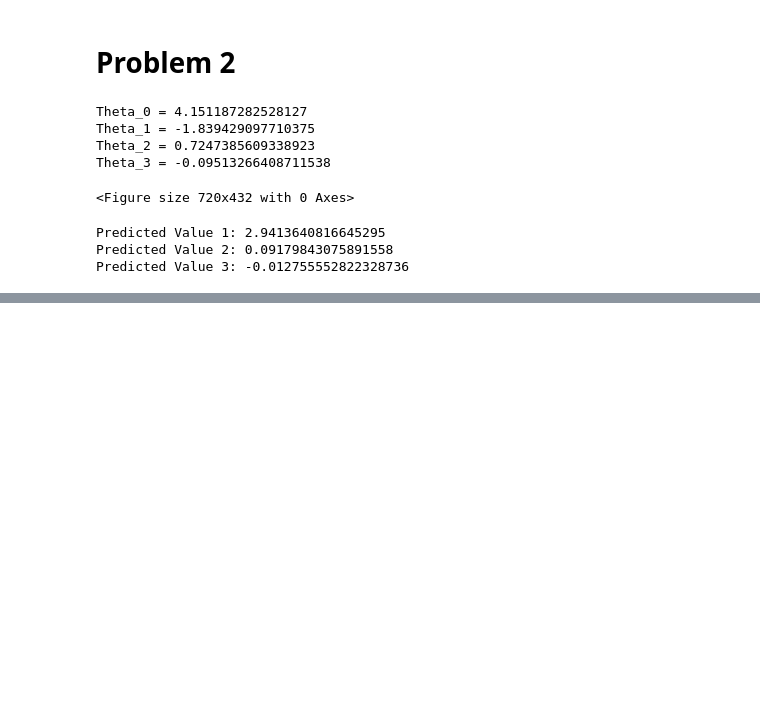
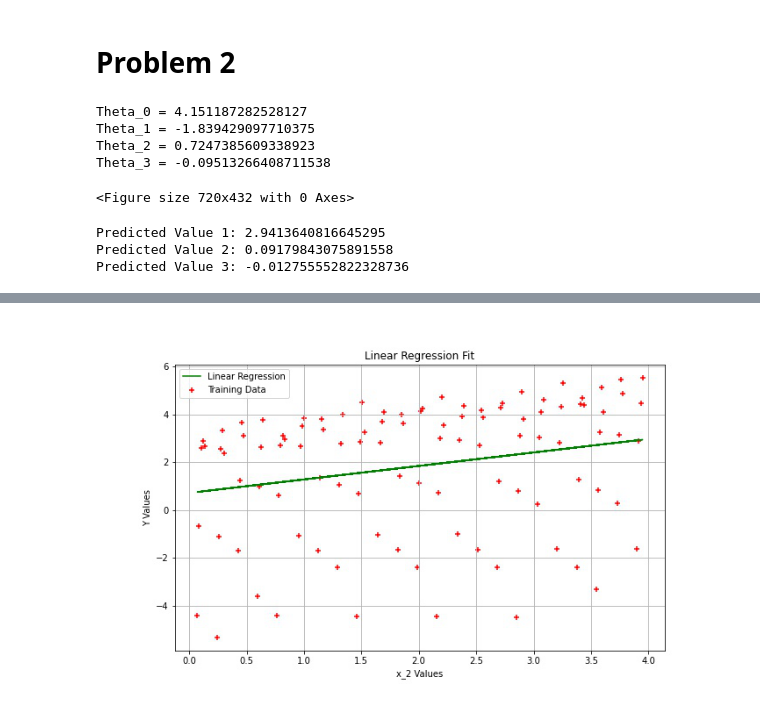
Before and after one commit to mrNoahItAllss/INTRO_TO_ML_REPO, a Jupyter notebook: HW0_linearRegresion/HW0_Rev1.ipynb, the cells around one changed output, grey strips where cells are left out. Drawn from its saved outputs; the diff is of its cells as text; code cells hidden in the pictures; blank space fills up the shorter version.

```diff
--- a/HW0_linearRegresion/HW0_Rev1.ipynb
+++ b/HW0_linearRegresion/HW0_Rev1.ipynb
@@ -178,0 +187,4 @@ Predicted Value 3: -0.012755552822328736
+# %%
+Image.open('output1.jpg')
+# %% [output]
+[figure, added]
```
Also changed, not shown: parts of 8 cells of this notebook, 1 other file.
